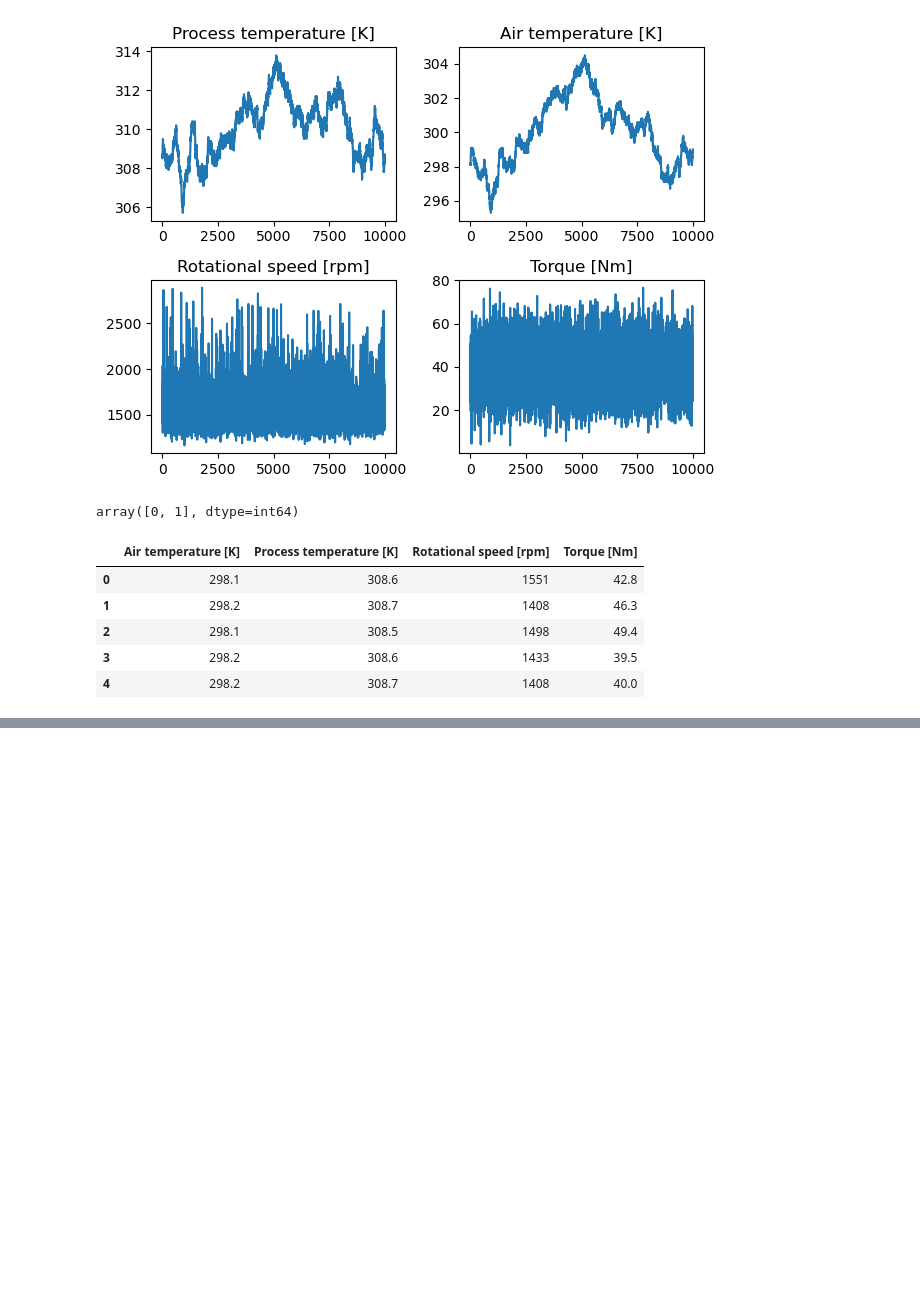
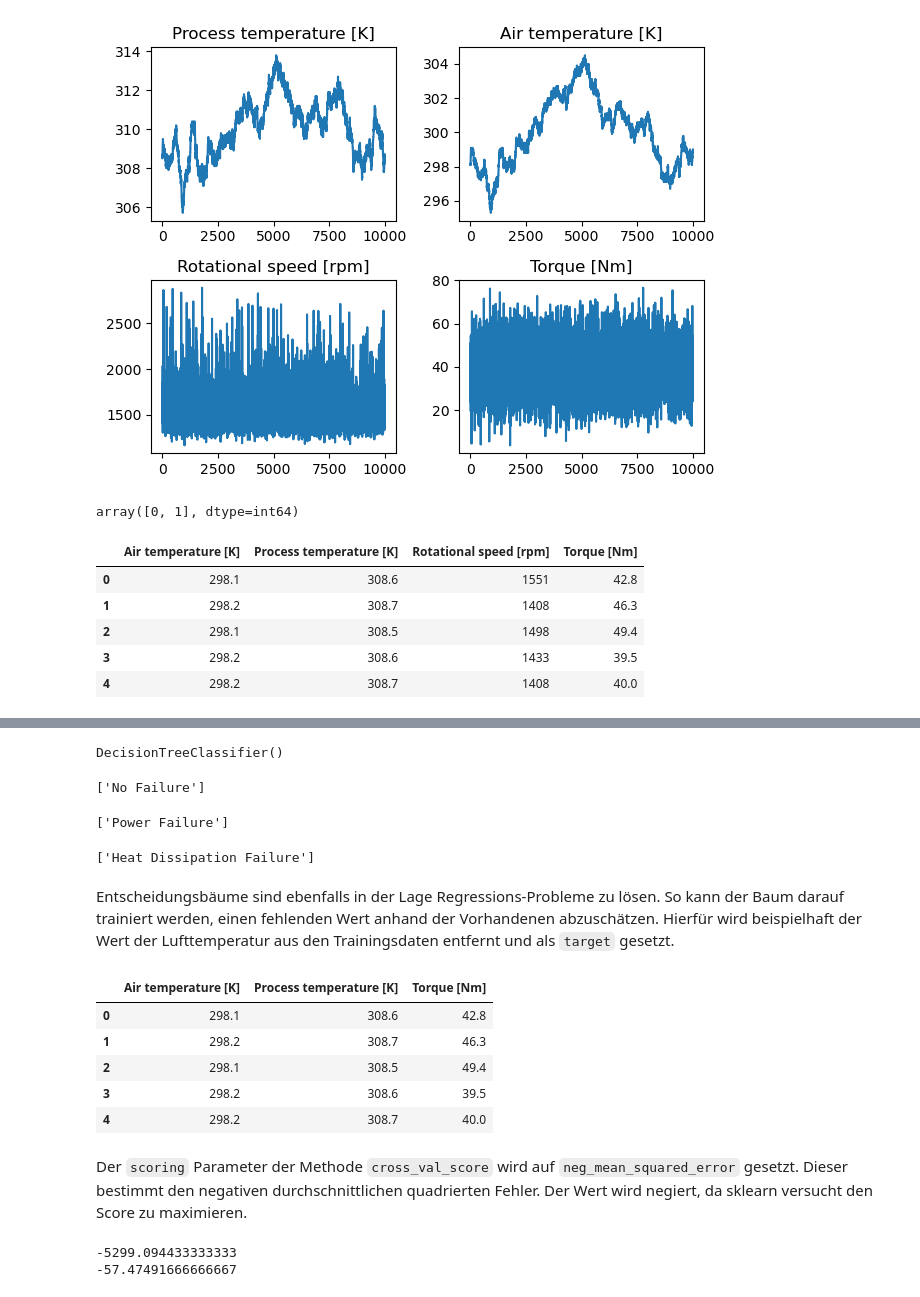
Before and after one commit to Julian-Rolf/GIP, a Jupyter notebook: Predictive Maintenance/predictive_maintenance.ipynb, the cells around one changed output, grey strips where cells are left out. Drawn from its saved outputs; the diff is of its cells as text; code cells hidden in the pictures; blank space fills up the shorter version.

Commit message:
added different use cases incl. regression

```diff
--- a/Predictive Maintenance/predictive_maintenance.ipynb
+++ b/Predictive Maintenance/predictive_maintenance.ipynb
@@ -50 +125,79 @@ train_data.head()
+# %%
+tree.fit(X,y)
+# %% [output]
+DecisionTreeClassifier()
+# %%
+neue_sensor_daten_1 = {
+    "Air temperature [K]": [300],
+    "Process temperature [K]": [300],
+    "Rotational speed [rpm]": [400],
+    "Torque [Nm]": [50]
+}
+
+df = pd.DataFrame(neue_sensor_daten_1)
+auswertung = tree.predict(df)
+
+print(auswertung)
+# %% [output]
+['No Failure']
+# %%
+neue_sensor_daten_2 = {
+    "Air temperature [K]": [0],
+    "Process temperature [K]": [12],
+    "Rotational speed [rpm]": [10],
+    "Torque [Nm]": [2]
+}
+
+df = pd.DataFrame(neue_sensor_daten_2)
+auswertung = tree.predict(df)
+
+print(auswertung)
+# %% [output]
+['Power Failure']
+# %%
+neue_sensor_daten_3 = {
+    "Air temperature [K]": [500],
+    "Process temperature [K]": [100],
+    "Rotational speed [rpm]": [200],
+    "Torque [Nm]": [60]
+}
+
+df = pd.DataFrame(neue_sensor_daten_3)
+auswertung = tree.predict(df)
+
+print(auswertung)
+# %% [output]
+['Heat Dissipation Failure']
+# %% [markdown]
+Entscheidungsbäume sind ebenfalls in der Lage Regressions-Probleme zu lösen. So kann der Baum darauf trainiert werden, einen fehlenden Wert anhand der Vorhandenen abzuschätzen. Hierfür wird beispielhaft der Wert der Lufttemperatur aus den Trainingsdaten entfernt und als `target` gesetzt.
+# %%
+train_data = data[["Air temperature [K]", "Process temperature [K]", "Torque [Nm]"]]
+target = data[["Rotational speed [rpm]"]]
+train_data.head()
+# %% [output]
+|  | Air temperature [K] | Process temperature [K] | Torque [Nm] |
+| 0 | 298.1 | 308.6 | 42.8 |
+| 1 | 298.2 | 308.7 | 46.3 |
+| 2 | 298.1 | 308.5 | 49.4 |
+| 3 | 298.2 | 308.6 | 39.5 |
+| 4 | 298.2 | 308.7 | 40.0 |
+# %% [markdown]
+Der `scoring` Parameter der Methode `cross_val_score` wird auf `neg_mean_squared_error` gesetzt. Dieser bestimmt den negativen durchschnittlichen quadrierten Fehler. Der Wert wird negiert, da sklearn versucht den Score zu maximieren.
+# %%
+from sklearn.tree import DecisionTreeRegressor
+from sklearn.model_selection import cross_val_score
+from sklearn.utils import shuffle
+
+tree = DecisionTreeRegressor()
+
+X, y = shuffle(train_data, target)
+
+scores = cross_val_score(tree, X, y, cv=5, scoring="neg_mean_squared_error")
+print(scores.mean())
+
+scores = cross_val_score(tree, X, y, cv=5, scoring="neg_mean_absolute_error")
+print(scores.mean())
+# %% [output]
+-5299.094433333333
+-57.47491666666667
 # %%
```
Also changed, not shown: parts of 23 cells of this notebook.
